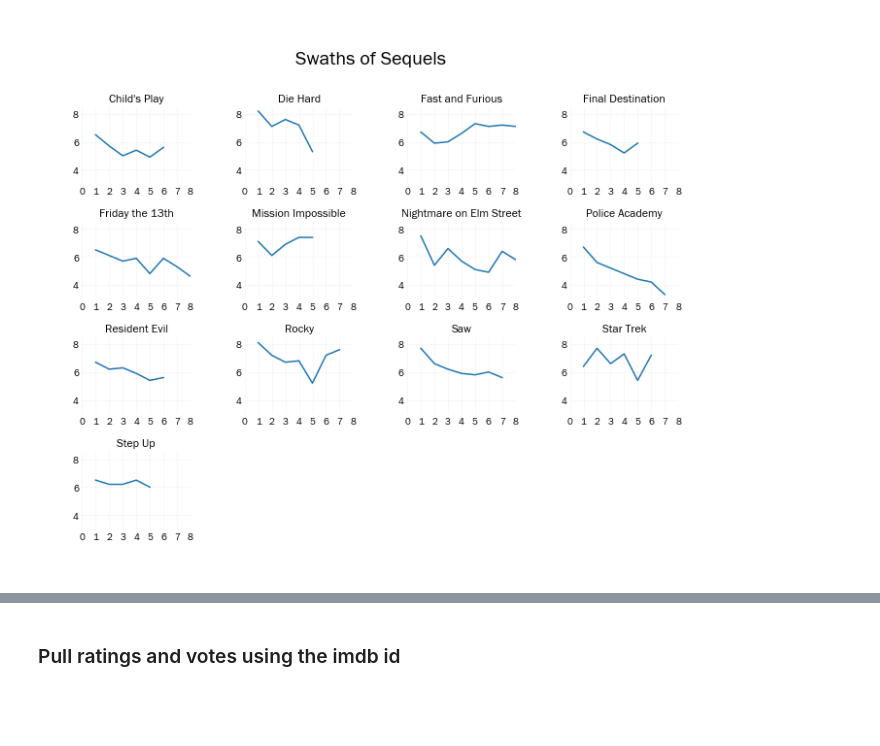
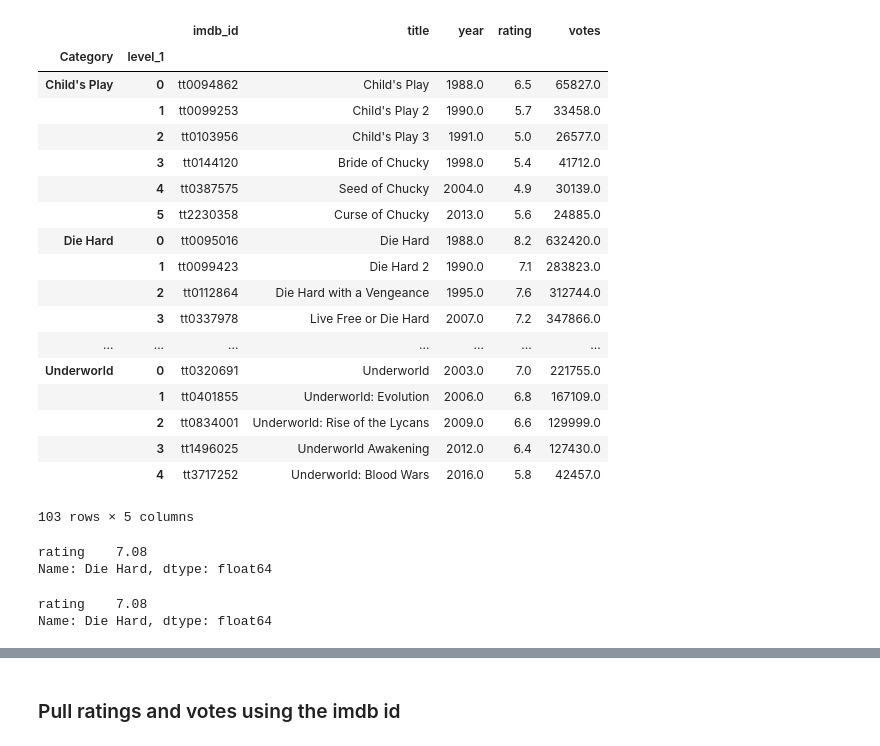
Before and after one commit to igotcharts/charts_and_more_charts, a Jupyter notebook: notebooks/Lots of Sequels.ipynb, the cells around one changed output, grey strips where cells are left out. Cells and saved outputs as stored; diff of their text form; code cells hidden in the pictures; blank space fills up the shorter version.

```diff
--- a/notebooks/Lots of Sequels.ipynb
+++ b/notebooks/Lots of Sequels.ipynb
@@ -36,16 +39,0 @@ class chart_maker(object):
-# %%
-sequel_titles = np.array(sequels_with_ratings.index.get_level_values(0).unique())
-my_new_chart = chart_maker(title='Swaths of Sequels',title_size=20)
-fig = my_new_chart.initial_fig_axis()
-
-for item in range(len(sequel_titles)):
-    ax = my_new_chart.axes_set_up(rows=4,columns=4,plot_num=item+1)
-    plt.title(sequel_titles[item])
-    plt.plot(sequels_with_ratings.loc[sequel_titles[item]].index.values+1,
-             sequels_with_ratings.loc[sequel_titles[item]]['rating'])
-    my_new_chart.y_axis_setup(3,8.5)
-    my_new_chart.x_axis_setup(interval=1)
-
-plt.show()
-# %% [output]
-[figure, removed]
@@ -51,0 +42,35 @@ plt.show()
+# %%
+sequels_with_ratings.sort_index()
+# %% [output]
+|  |  | imdb_id | title | year | rating | votes |
+| Category | level_1 |  |  |  |  |  |
+| Child's Play | 0 | tt0094862 | Child's Play | 1988.0 | 6.5 | 65827.0 |
+|  | 1 | tt0099253 | Child's Play 2 | 1990.0 | 5.7 | 33458.0 |
+|  | 2 | tt0103956 | Child's Play 3 | 1991.0 | 5.0 | 26577.0 |
+|  | 3 | tt0144120 | Bride of Chucky | 1998.0 | 5.4 | 41712.0 |
+|  | 4 | tt0387575 | Seed of Chucky | 2004.0 | 4.9 | 30139.0 |
+|  | 5 | tt2230358 | Curse of Chucky | 2013.0 | 5.6 | 24885.0 |
+| Die Hard | 0 | tt0095016 | Die Hard | 1988.0 | 8.2 | 632420.0 |
+|  | 1 | tt0099423 | Die Hard 2 | 1990.0 | 7.1 | 283823.0 |
+|  | 2 | tt0112864 | Die Hard with a Vengeance | 1995.0 | 7.6 | 312744.0 |
+|  | 3 | tt0337978 | Live Free or Die Hard | 2007.0 | 7.2 | 347866.0 |
+| ... | ... | ... | ... | ... | ... | ... |
+| Underworld | 0 | tt0320691 | Underworld | 2003.0 | 7.0 | 221755.0 |
+|  | 1 | tt0401855 | Underworld: Evolution | 2006.0 | 6.8 | 167109.0 |
+|  | 2 | tt0834001 | Underworld: Rise of the Lycans | 2009.0 | 6.6 | 129999.0 |
+|  | 3 | tt1496025 | Underworld Awakening | 2012.0 | 6.4 | 127430.0 |
+|  | 4 | tt3717252 | Underworld: Blood Wars | 2016.0 | 5.8 | 42457.0 |
+103 rows × 5 columns
+# %%
+pd.DataFrame(sequels_with_ratings['rating'].mean(level=0)).loc['Die Hard']
+# %% [output]
+rating    7.08
+Name: Die Hard, dtype: float64
+# %%
+std = pd.DataFrame(sequels_with_ratings['rating'].mean(level=0)).loc['Die Hard']
+std.loc['Die Hard']
+#sequels_with_ratings.reset_index()
+#pd.merge(sequels_with_ratings,pd.DataFrame(sequels_with_ratings['rating'].std(level=0)),left_on=True,right_on=True)
+# %% [output]
+rating    7.08
+Name: Die Hard, dtype: float64
```
Also changed, not shown: parts of 10 cells of this notebook, 1 other file.
